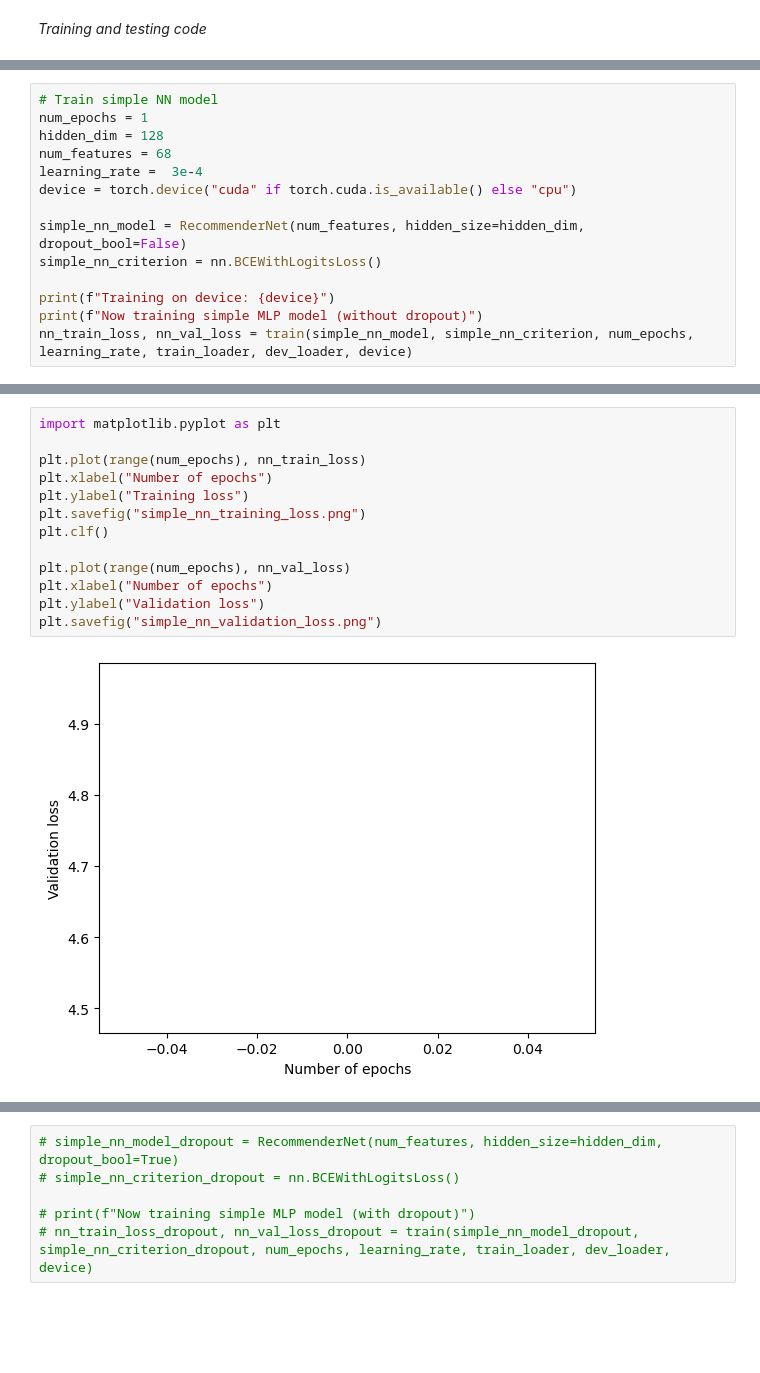
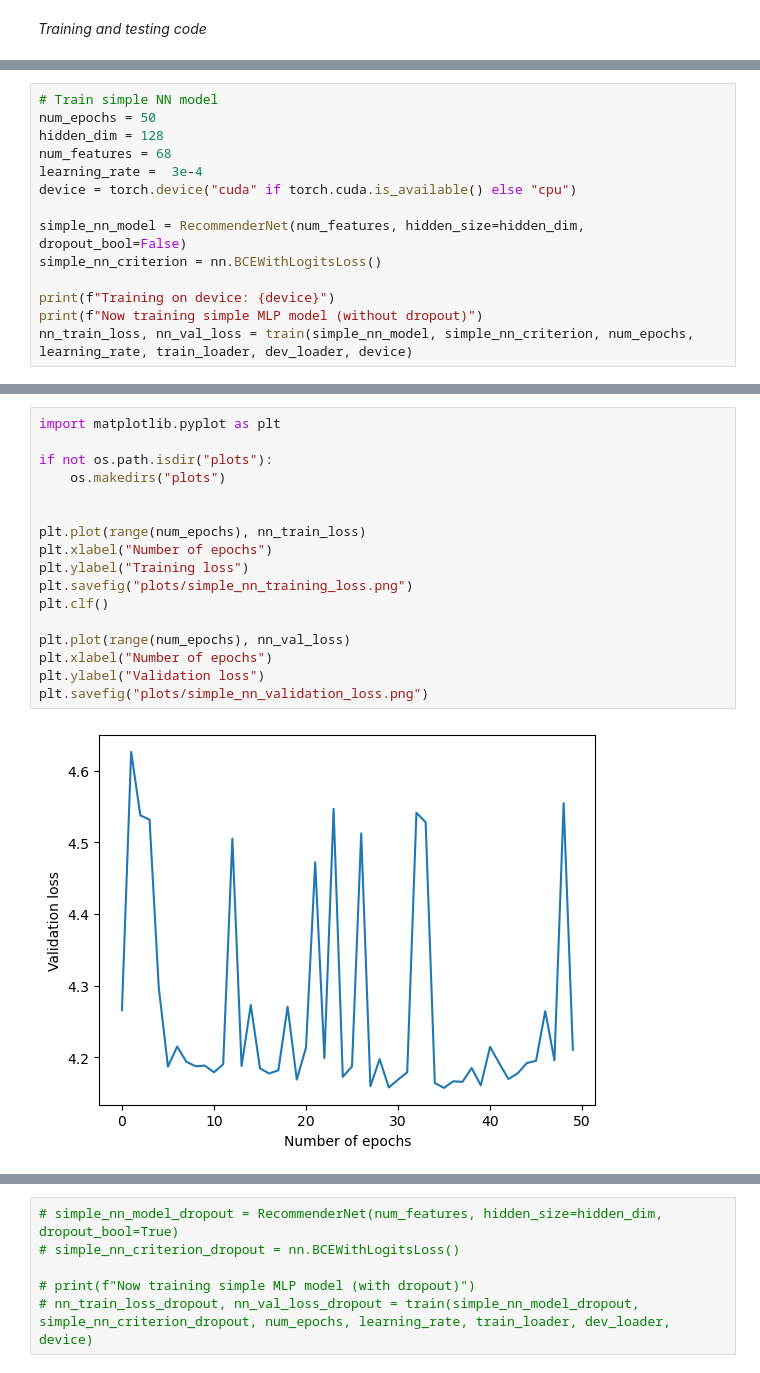
Before and after one commit to merelhaisma/DMT2, a Jupyter notebook: Assignment2.ipynb, the cells around one changed output, grey strips where cells are left out. Drawn from its saved outputs; the diff is of its cells as text; blank space fills up the shorter version.

Commit message:
Debugged pipeline with dummy data for simple mlp model

```diff
--- a/Assignment2.ipynb
+++ b/Assignment2.ipynb
@@ -548,7 +547,7 @@ def test_and_write(fn, model, loader):
                 f.write(f"{s_id},{p_id}\n")
 # %%
 # Train simple NN model
-num_epochs = 1
+num_epochs = 50
 hidden_dim = 128
 num_features = 68
 learning_rate =  3e-4
@@ -567,18 +578,22 @@ Now training epoch 0
 # %%
 import matplotlib.pyplot as plt
+
+if not os.path.isdir("plots"):
+    os.makedirs("plots")
+
 
 plt.plot(range(num_epochs), nn_train_loss)
 plt.xlabel("Number of epochs")
 plt.ylabel("Training loss")
-plt.savefig("simple_nn_training_loss.png")
+plt.savefig("plots/simple_nn_training_loss.png")
 plt.clf()
 
 plt.plot(range(num_epochs), nn_val_loss)
 plt.xlabel("Number of epochs")
 plt.ylabel("Validation loss")
-plt.savefig("simple_nn_validation_loss.png")
+plt.savefig("plots/simple_nn_validation_loss.png")
 # %% [output]
-[figure, old version]
+[figure, new version]
 # %%
 # Test and save results of simple NN model
 if not os.path.isdir("test_output"):
```
Also changed, not shown: parts of 4 cells of this notebook.
